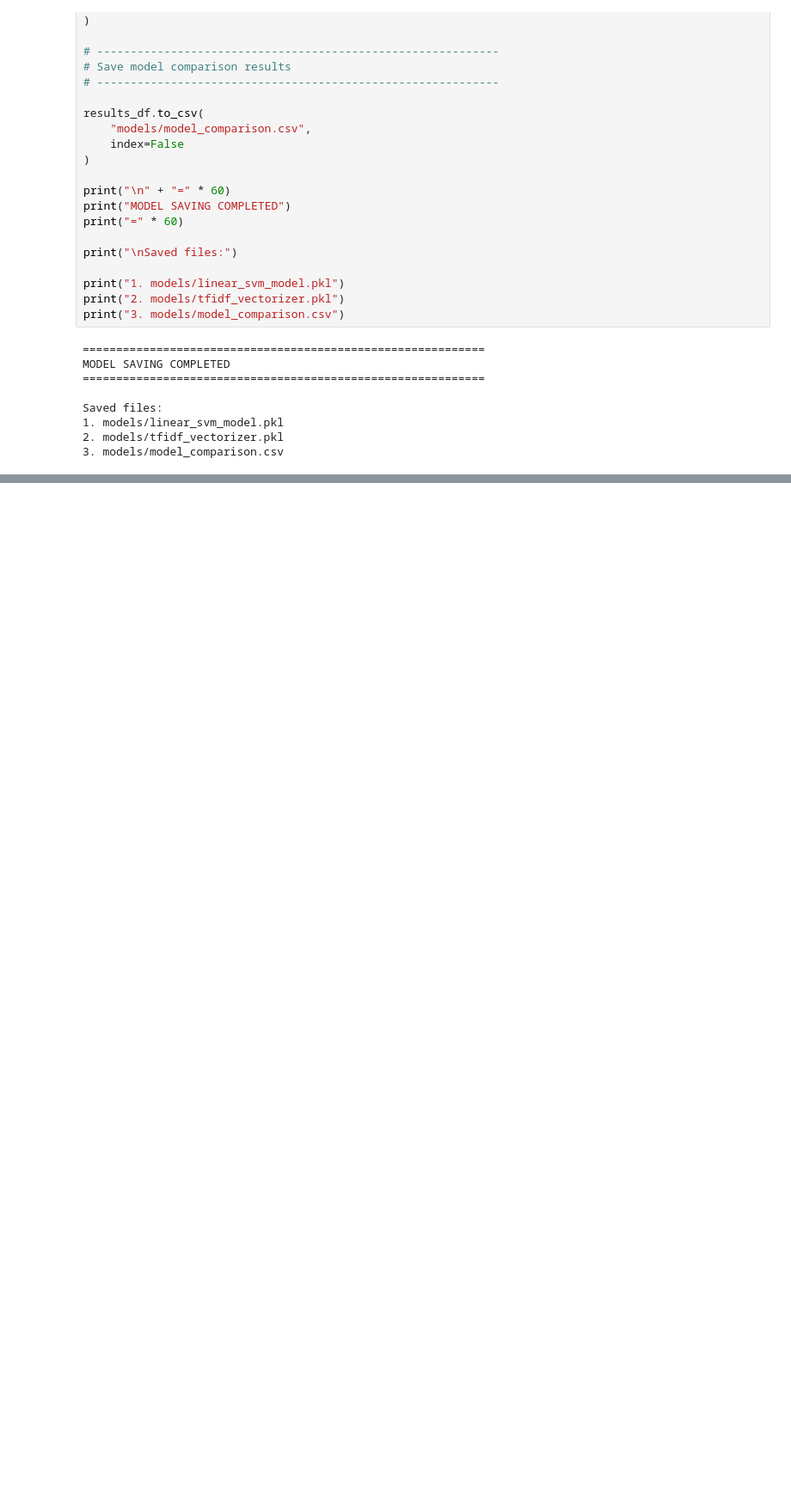
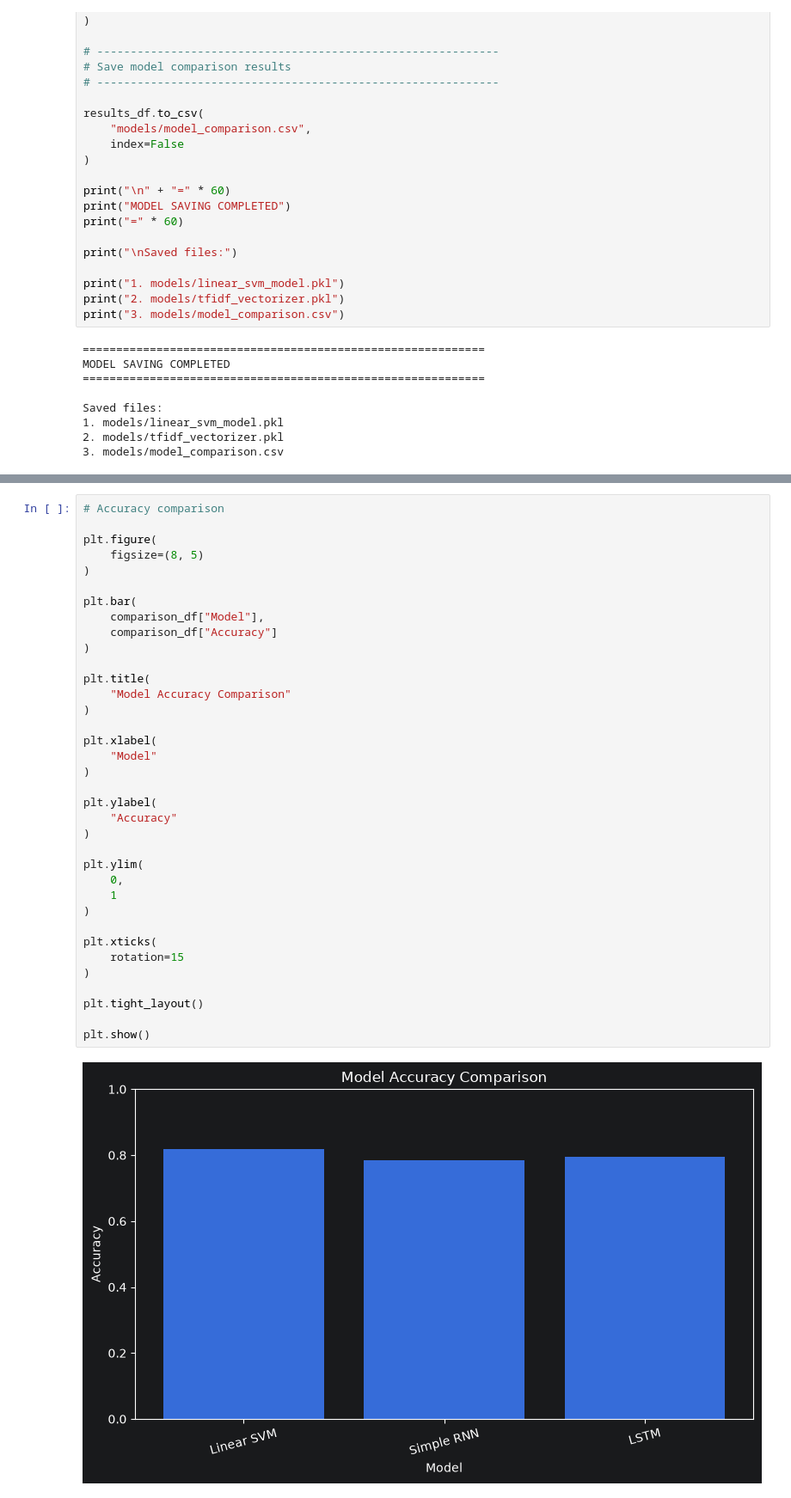
Before and after one commit to saritharani-hub/financial-news-sentiment-analysis, a Jupyter notebook: notebook.ipynb, the cells around one changed output, grey strips where cells are left out. Shown at 86% size. Drawn from its saved outputs; the diff is of its cells as text; blank space fills up the shorter version.

```diff
--- a/notebook.ipynb
+++ b/notebook.ipynb
@@ -664,0 +1666,38 @@ Saved files:
+# %%
+# Accuracy comparison
+
+plt.figure(
+    figsize=(8, 5)
+)
+
+plt.bar(
+    comparison_df["Model"],
+    comparison_df["Accuracy"]
+)
+
+plt.title(
+    "Model Accuracy Comparison"
+)
+
+plt.xlabel(
+    "Model"
+)
+
+plt.ylabel(
+    "Accuracy"
+)
+
+plt.ylim(
+    0,
+    1
+)
+
+plt.xticks(
+    rotation=15
+)
+
+plt.tight_layout()
+
+plt.show()
+# %% [output]
+[figure, added]
```
Also changed, not shown: parts of 28 cells of this notebook, 18 other files.
